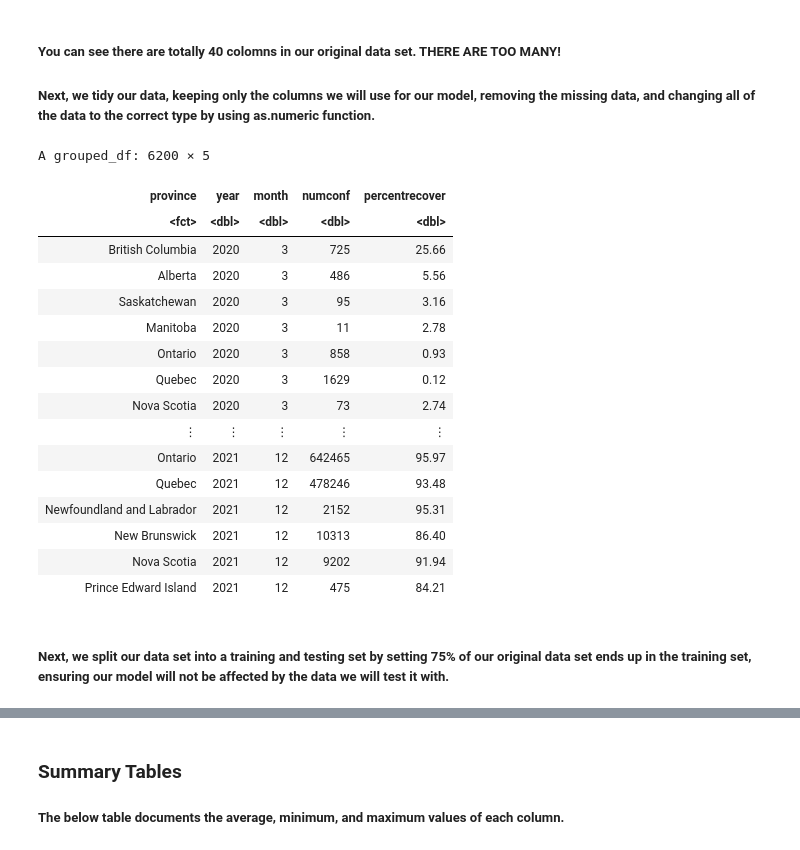
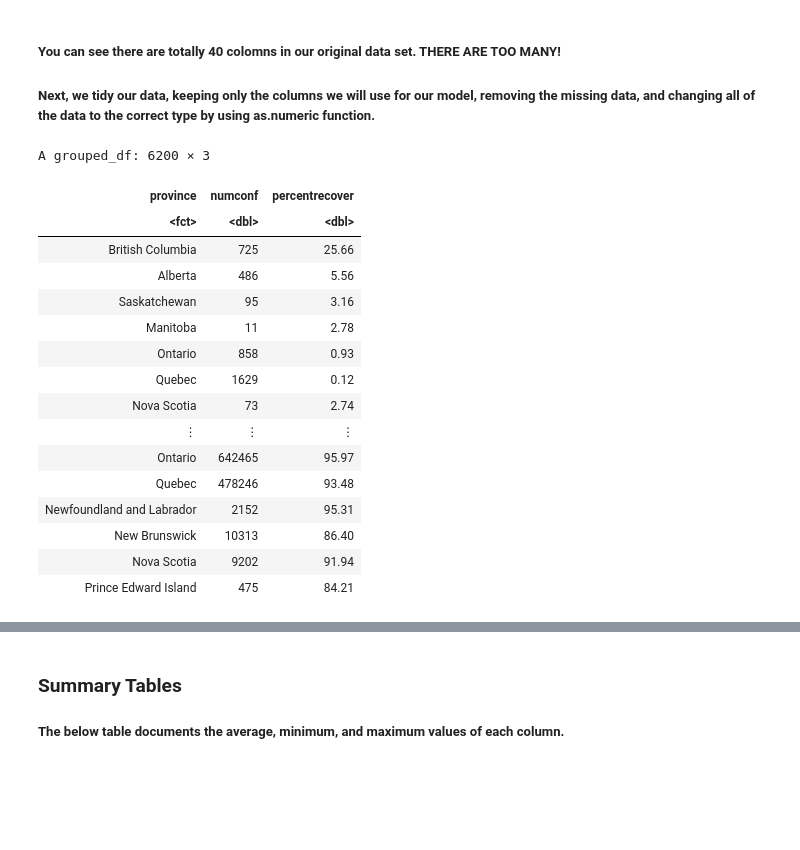
Before and after one commit to mikcblue7/dsci-100-project-group2, a Jupyter notebook: Group-2-Proposal.ipynb, the cells around one changed output, grey strips where cells are left out. Cells and saved outputs as stored; diff of their text form; code cells hidden in the pictures; blank space fills up the shorter version.

```diff
--- a/Group-2-Proposal.ipynb
+++ b/Group-2-Proposal.ipynb
@@ -137,53 +137,41 @@ A spec_tbl_df: 9762 × 40
 ##### You can see there are totally 40 colomns in our original data set. THERE ARE TOO MANY!
 ##### Next, we tidy our data, keeping only the columns we will use for our model, removing the missing data, and changing all of the data to the correct type by using as.numeric function.
 # %%
-# filtered original data into containing parameters that are needed for training the model. Parameters: province, date, number of confirmed cases, percent of recovered cases
+# filter the original data for parameters that are needed in model training
 filtered_covid <- covid |>
     mutate(province = prname) |>
-    select(province, date, numconf, percentrecover)
+    select(province, numconf, percentrecover)
 
-# Further filtering to remove missing data and inappropriate data
+# further filtering to remove missing data and inappropriate data
 removed_missing_covid <- filtered_covid |>
     filter(province != "Repatriated travellers") |>
     filter(province != "Canada", province != "Yukon",
            province != "Northwest Territories", province != "Nunavut") |>
     filter(percentrecover != "NA")|>
     filter(percentrecover != "N/A")
 
-# formatting the percent of recovered cases into numeric values and organize the data by grouping by province
-organized_covid <- removed_missing_covid |>
+# organize the data and group by province
+tidy_covid <- removed_missing_covid |>
     mutate(percentrecover = as.numeric(percentrecover)) |>
     mutate(province = as.factor(province)) |>
     group_by(province)
 
-# splitting the date variable into year, month and day
-# removing variable day because it is not useful enough to capture information such as provincial COVID policies that are adjusted on monthly bases
-split_date_covid <- organized_covid |>
-separate(col = date, into = c("year","month","day"), sep = "-")
-
-tidy_covid <- split_date_covid|>
-    select(- day)|>
-    mutate(year = as.numeric(year))|>
-    mutate(month = as.numeric(month))
-
 tidy_covid
 # %% [output]
-A grouped_df: 6200 × 5
+A grouped_df: 6200 × 3
-| province | year | month | numconf | percentrecover |
-| <fct> | <dbl> | <dbl> | <dbl> | <dbl> |
-| British Columbia | 2020 | 3 | 725 | 25.66 |
-| Alberta | 2020 | 3 | 486 | 5.56 |
-| Saskatchewan | 2020 | 3 | 95 | 3.16 |
-| Manitoba | 2020 | 3 | 11 | 2.78 |
-| Ontario | 2020 | 3 | 858 | 0.93 |
-| Quebec | 2020 | 3 | 1629 | 0.12 |
-| Nova Scotia | 2020 | 3 | 73 | 2.74 |
-| ⋮ | ⋮ | ⋮ | ⋮ | ⋮ |
-| Ontario | 2021 | 12 | 642465 | 95.97 |
-| Quebec | 2021 | 12 | 478246 | 93.48 |
-| Newfoundland and Labrador | 2021 | 12 | 2152 | 95.31 |
-| New Brunswick | 2021 | 12 | 10313 | 86.40 |
-| Nova Scotia | 2021 | 12 | 9202 | 91.94 |
-| Prince Edward Island | 2021 | 12 | 475 | 84.21 |
+| province | numconf | percentrecover |
+| <fct> | <dbl> | <dbl> |
+| British Columbia | 725 | 25.66 |
+| Alberta | 486 | 5.56 |
+| Saskatchewan | 95 | 3.16 |
+| Manitoba | 11 | 2.78 |
+| Ontario | 858 | 0.93 |
+| Quebec | 1629 | 0.12 |
+| Nova Scotia | 73 | 2.74 |
+| ⋮ | ⋮ | ⋮ |
+| Ontario | 642465 | 95.97 |
+| Quebec | 478246 | 93.48 |
+| Newfoundland and Labrador | 2152 | 95.31 |
+| New Brunswick | 10313 | 86.40 |
+| Nova Scotia | 9202 | 91.94 |
+| Prince Edward Island | 475 | 84.21 |
-# %% [markdown]
-##### Next, we split our data set into a training and testing set by setting 75% of our original data set ends up in the training set, ensuring our model will not be affected by the data we will test it with.
```
Also changed, not shown: parts of 17 cells of this notebook.
